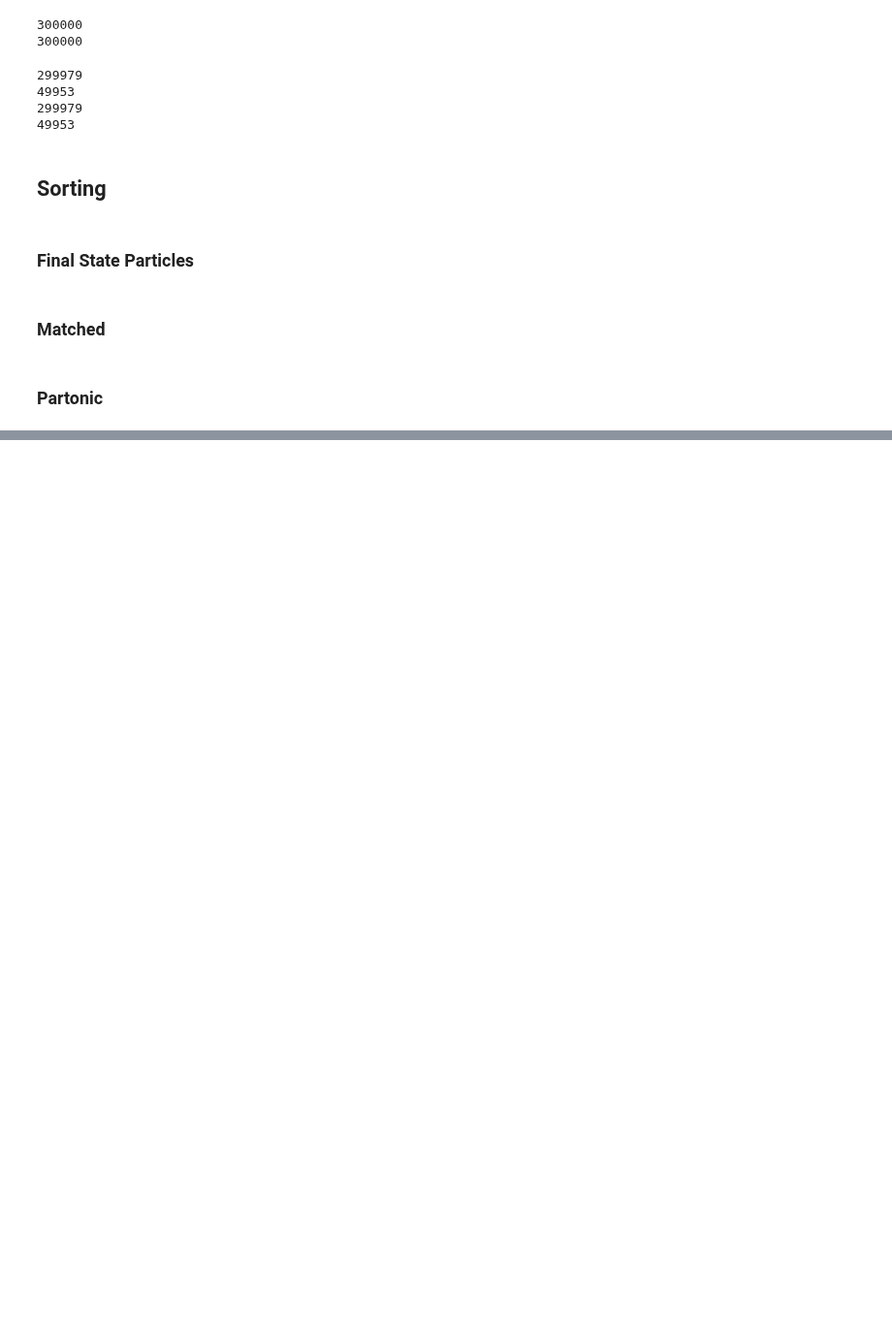
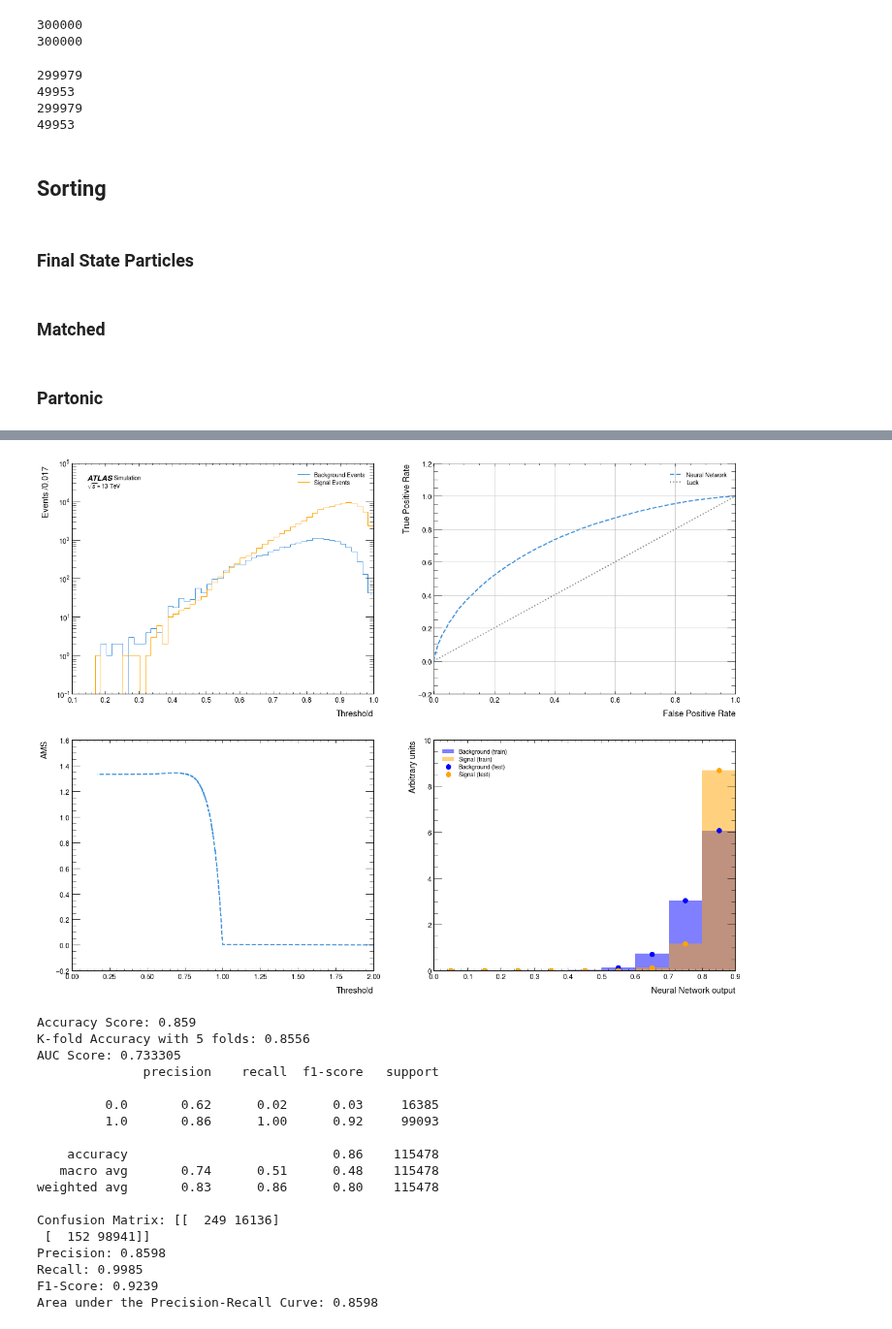
Before and after one commit to archiebrooks02/MPHYS-4Top, a Jupyter notebook: machine_learning_truth_data.ipynb, the cells around one changed output, grey strips where cells are left out. Shown at 97% size. Saved outputs shown, nothing was run; the diff lists cells and outputs as text; code cells hidden in the pictures; blank space fills up the shorter version.

Commit message:
reco,partonic and reco with partonic ML attempt

```diff
--- a/machine_learning_truth_data.ipynb
+++ b/machine_learning_truth_data.ipynb
@@ -1534,2 +1134,0 @@ optimizer = torch.optim.Adam(NN_clf_full.parameters(), lr=learning_rate)
-# %%
-NN_clf_full.fit(train_loader,valid_loader)
@@ -1756,2 +1134,0 @@ optimizer = torch.optim.Adam(NN_clf_full.parameters(), lr=learning_rate)
-# %%
-NN_clf_full.fit(train_loader,valid_loader)
@@ -1848,0 +1501,14 @@ plt.show()
+# %%
+X_train_tensor_reco = torch.as_tensor(X_train_scaled_reco, dtype=torch.float)  # make tensor from X_train_scaled
+y_train_tensor_reco = torch.as_tensor(y_train_reco, dtype=torch.long)  # make tensor from y_train
+
+X_train_var_reco, y_train_var_reco = Variable(X_train_tensor_reco), Variable(y_train_tensor_reco)  # make variables from tensors
+
+X_valid_var_reco, y_valid_var_reco = (X_train_var_reco[:10000],y_train_var_reco[:10000],)  # get first 100 events for validation
+X_train_nn_var_reco, y_train_nn_var_reco = (X_train_var_reco[10000:],y_train_var_reco[10000:],)  # get remaining events for training
+
+train_data_reco = Data.TensorDataset(X_train_nn_var_reco, y_train_nn_var_reco)  # create training dataset
+valid_data_reco = Data.TensorDataset(X_valid_var_reco, y_valid_var_reco)  # create validation dataset
+
+train_loader_reco = Data.DataLoader(dataset=train_data_reco,batch_size=batch_size,shuffle=True,)
+valid_loader_reco = Data.DataLoader(dataset=valid_data_reco,batch_size=batch_size,shuffle=True,)
@@ -1848,0 +1592,2 @@ plt.show()
+# %%
+NN_clf_reco.fit(train_loader_reco,valid_loader_reco,optimiser_reco)
@@ -1848,0 +1671,45 @@ plt.show()
+# %%
+fig, ax = plt.subplots(2,2, figsize=(20,15))
+histogram([decisions_nn_reco[y_test_reco == 0],decisions_nn_reco[y_test_reco == 1]],50,['Background Events','Signal Events'],ax[0,0],ratio=False,x_units='')
+ax[0,0].set_xlabel(r'Threshold')
+ax[0,0].set_yscale('log')
+ax[0,1].plot(fpr_nn_reco, tpr_nn_reco, linestyle="dashed", label="Neural Network")
+ax[0,1].plot([0, 1], [0, 1], linestyle="dotted", color="grey", label="Luck")
+ax[0,1].set_xlabel("False Positive Rate")
+ax[0,1].set_ylabel("True Positive Rate")
+ax[0,1].grid()
+ax[0,1].legend()
+ax[1,0].plot(thresholds_nn_reco, ams_nn_reco, linestyle="dashed", label="Neural Network")
+ax[1,0].set_xlabel(r'Threshold')
+ax[1,0].set_ylabel(r'AMS')
+compare_train_test(NN_clf_reco, X_train_scaled_reco, y_train_reco, X_test_scaled_reco, y_test_reco, "Neural Network output")
+plt.show()
+print(f"Accuracy Score: {accuracy_score(y_test_reco, y_pred_NN_reco):.4g}")
+print(f"K-fold Accuracy with {k} folds: {average_accuracy_reco:.4g}")
+print(f"AUC Score: {auc_score_reco:.6g}")
+print(classification_report(y_test_reco,y_pred_NN_reco))
+print(f"Confusion Matrix: {cm_reco}")
+print(f"Precision: {precision_reco:.4g}")
+print(f"Recall: {recall_reco:.4g}")
+print(f"F1-Score: {f1_reco:.4g}")
+print(f"Area under the Precision-Recall Curve: {auc_pr_reco:.4g}")
+# %% [output]
+[figure, added]
+Accuracy Score: 0.859
+K-fold Accuracy with 5 folds: 0.8556
+AUC Score: 0.733305
+              precision    recall  f1-score   support
+
+         0.0       0.62      0.02      0.03     16385
+         1.0       0.86      1.00      0.92     99093
+
+    accuracy                           0.86    115478
+   macro avg       0.74      0.51      0.48    115478
+weighted avg       0.83      0.86      0.80    115478
+
+Confusion Matrix: [[  249 16136]
+ [  152 98941]]
+Precision: 0.8598
+Recall: 0.9985
+F1-Score: 0.9239
+Area under the Precision-Recall Curve: 0.8598
```
Also changed, not shown: parts of 66 cells of this notebook.
